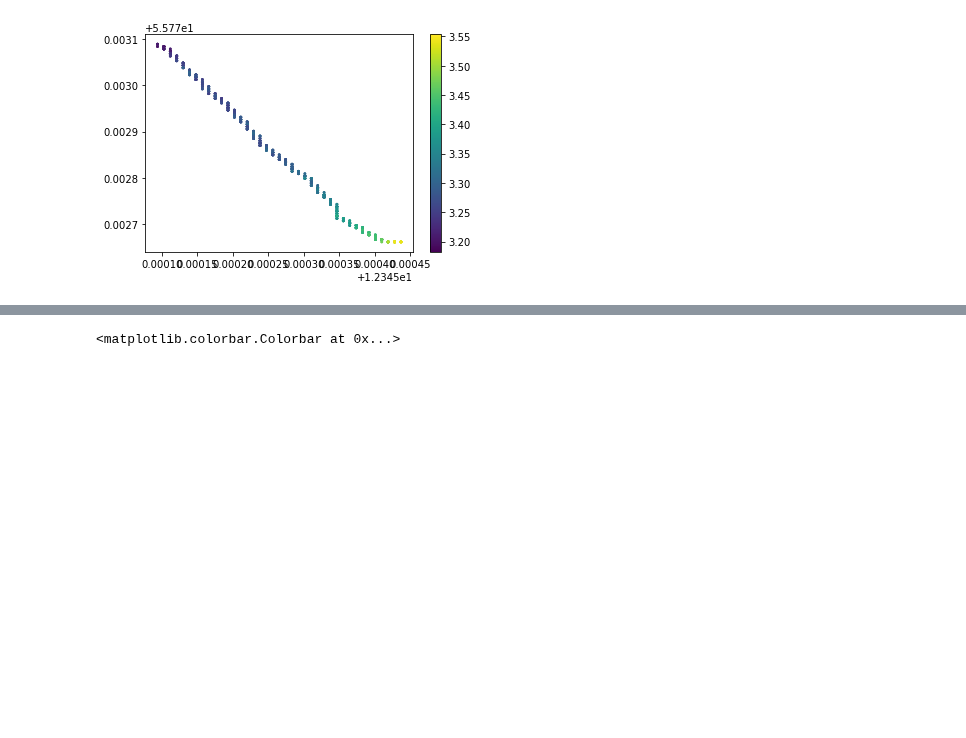
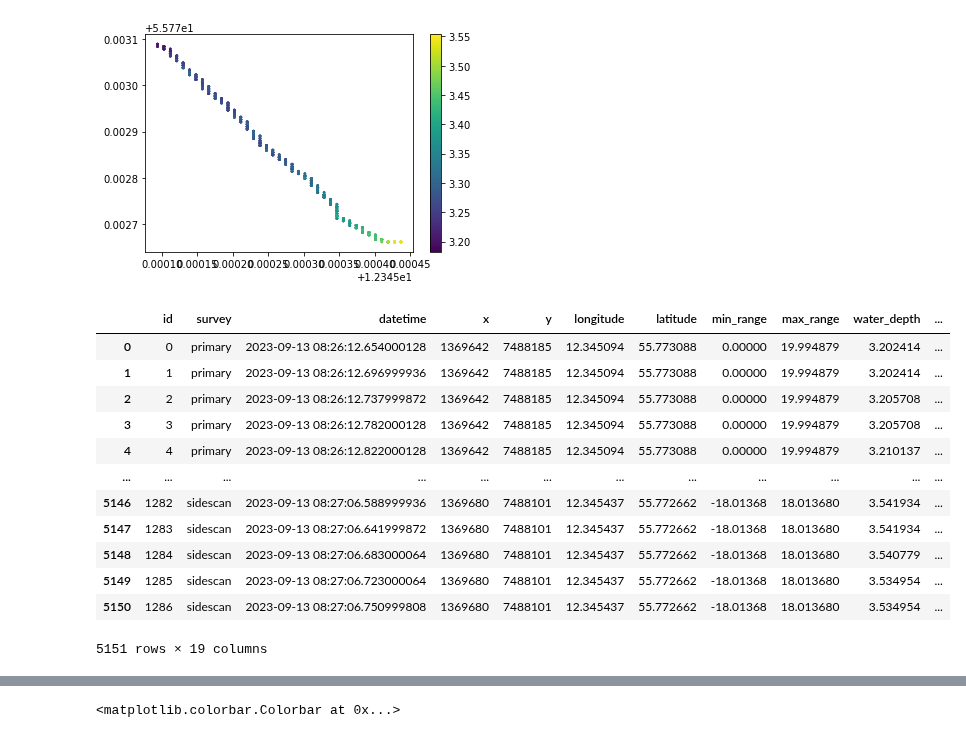
Before and after one commit to KennethTM/sonarlight, a Jupyter notebook: example_notebook.ipynb, the cells around one changed output, grey strips where cells are left out. Cells and saved outputs as stored; diff of their text form; code cells hidden in the pictures; blank space fills up the shorter version.

```diff
--- a/example_notebook.ipynb
+++ b/example_notebook.ipynb
@@ -69,3 +75,23 @@ plt.colorbar()
 # %% [output]
 <matplotlib.colorbar.Colorbar at 0x...>
 [figure]
+# %%
+#Plot route with augmented coordinates
+sl2_augmented = Sonar('example_files/example_sl2_file.sl2', augment_coords=True)
+
+#Data frame now contained augmented x/y and longitude/latitude columns
+sl2_augmented.df
+# %% [output]
+|  | id | survey | datetime | x | y | longitude | latitude | min_range | max_range | water_depth | ... |
+| 0 | 0 | primary | 2023-09-13 08:26:12.654000128 | 1369642 | 7488185 | 12.345094 | 55.773088 | 0.00000 | 19.994879 | 3.202414 | ... |
+| 1 | 1 | primary | 2023-09-13 08:26:12.696999936 | 1369642 | 7488185 | 12.345094 | 55.773088 | 0.00000 | 19.994879 | 3.202414 | ... |
+| 2 | 2 | primary | 2023-09-13 08:26:12.737999872 | 1369642 | 7488185 | 12.345094 | 55.773088 | 0.00000 | 19.994879 | 3.205708 | ... |
+| 3 | 3 | primary | 2023-09-13 08:26:12.782000128 | 1369642 | 7488185 | 12.345094 | 55.773088 | 0.00000 | 19.994879 | 3.205708 | ... |
+| 4 | 4 | primary | 2023-09-13 08:26:12.822000128 | 1369642 | 7488185 | 12.345094 | 55.773088 | 0.00000 | 19.994879 | 3.210137 | ... |
+| ... | ... | ... | ... | ... | ... | ... | ... | ... | ... | ... | ... |
+| 5146 | 1282 | sidescan | 2023-09-13 08:27:06.588999936 | 1369680 | 7488101 | 12.345437 | 55.772662 | -18.01368 | 18.013680 | 3.541934 | ... |
+| 5147 | 1283 | sidescan | 2023-09-13 08:27:06.641999872 | 1369680 | 7488101 | 12.345437 | 55.772662 | -18.01368 | 18.013680 | 3.541934 | ... |
+| 5148 | 1284 | sidescan | 2023-09-13 08:27:06.683000064 | 1369680 | 7488101 | 12.345437 | 55.772662 | -18.01368 | 18.013680 | 3.540779 | ... |
+| 5149 | 1285 | sidescan | 2023-09-13 08:27:06.723000064 | 1369680 | 7488101 | 12.345437 | 55.772662 | -18.01368 | 18.013680 | 3.534954 | ... |
+| 5150 | 1286 | sidescan | 2023-09-13 08:27:06.750999808 | 1369680 | 7488101 | 12.345437 | 55.772662 | -18.01368 | 18.013680 | 3.534954 | ... |
+5151 rows × 19 columns
```
Also changed, not shown: parts of 5 cells of this notebook, 6 other files.
